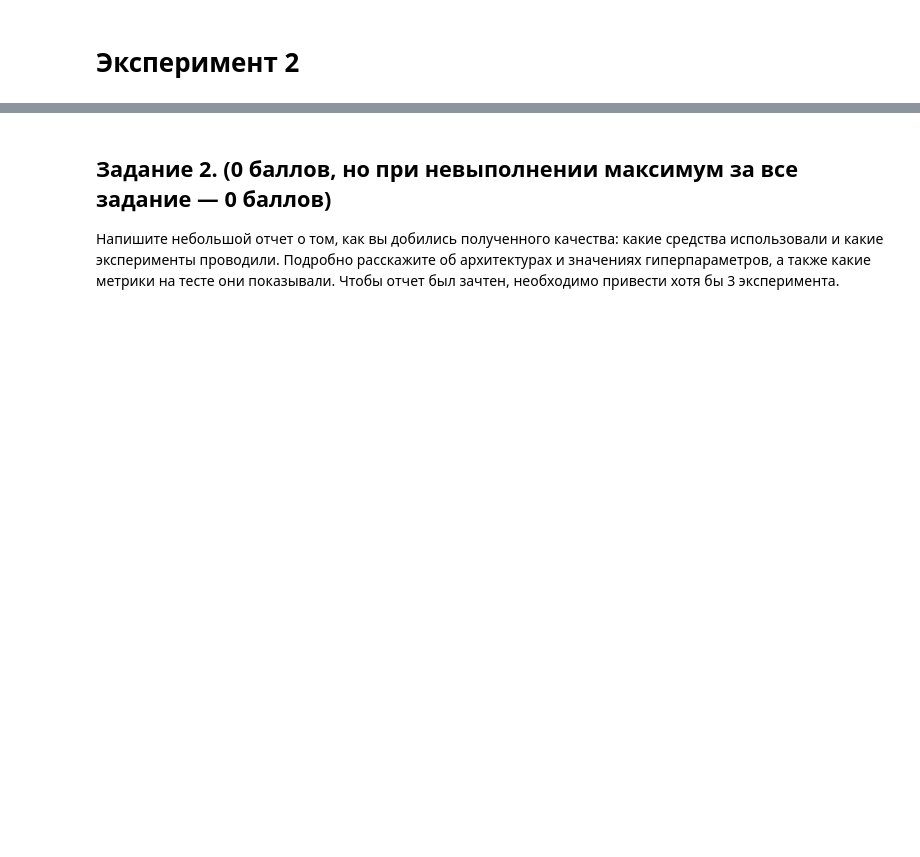
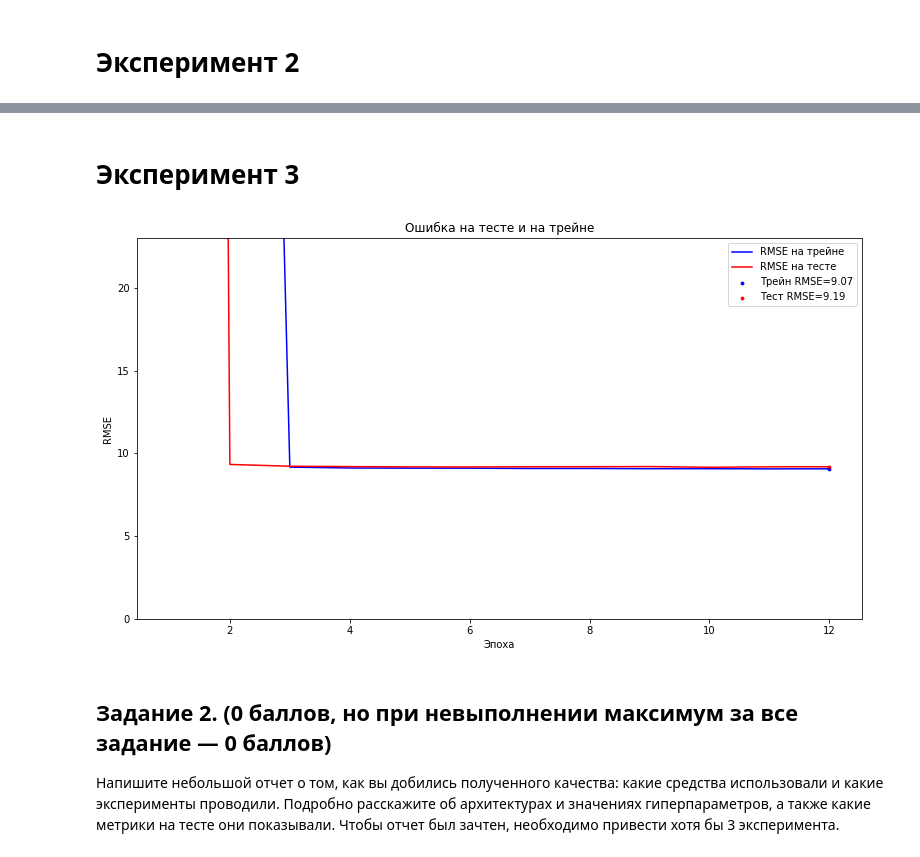
Before and after one commit to alyonabelenko/Courses, a Jupyter notebook: IAD3/homework-01.ipynb, the cells around one changed output, grey strips where cells are left out. Cells and saved outputs as stored; diff of their text form; code cells hidden in the pictures; blank space fills up the shorter version.

```diff
--- a/IAD3/homework-01.ipynb
+++ b/IAD3/homework-01.ipynb
@@ -331,0 +334,2 @@ train(
+# %% [markdown]
+# Эксперимент 3
@@ -331,0 +374,10 @@ train(
+# %%
+train_set = BaseDatasetWithoutScaling(X_train, y_train, X_test, y_test, is_train=True)
+train_loader = DataLoader(train_set, batch_size=4096, shuffle=True)
+
+test_set = BaseDatasetWithoutScaling(X_train, y_train, X_test, y_test, is_train=False)
+test_loader = DataLoader(test_set, batch_size=4096, shuffle=False)
+
+model = YearPerdictor2Layers(X_train.shape[1], [180])
+optimizer = torch.optim.Adam(model.parameters(), lr=0.02)
+criterion = nn.MSELoss()
@@ -332,3 +386,13 @@ train(
+# %%
+train(
+    model,
+    optimizer,
+    criterion,
+    train_loader,
+    test_loader
+)
+# %% [output]
+[figure, added]
 # %% [markdown]
 ## Задание 2. (0 баллов, но при невыполнении максимум за все задание &mdash; 0 баллов)
 
```
Also changed, not shown: parts of 5 cells of this notebook.
